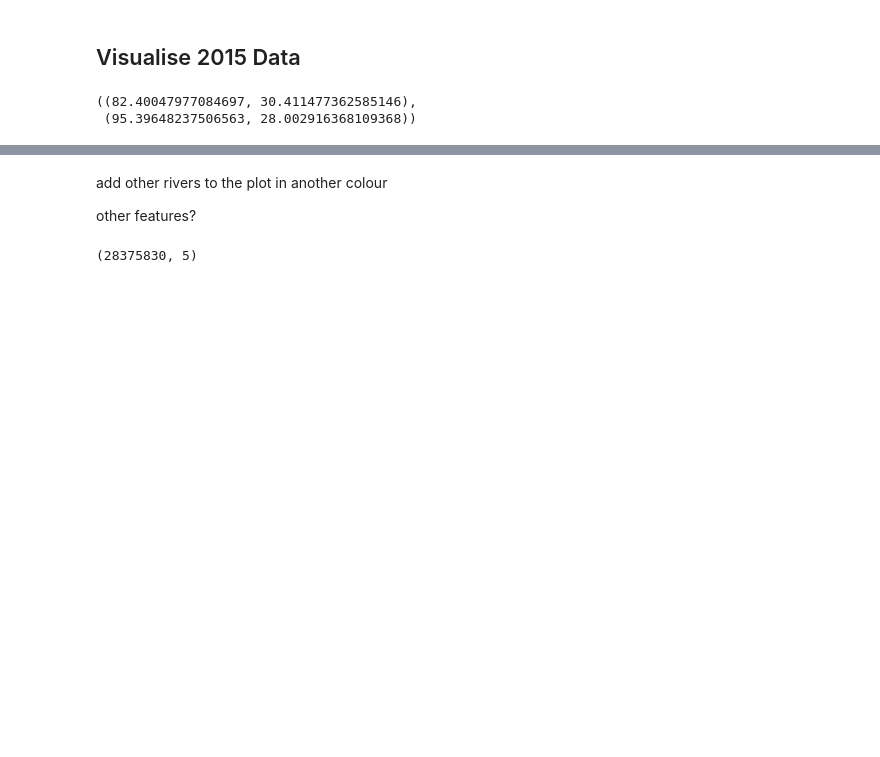
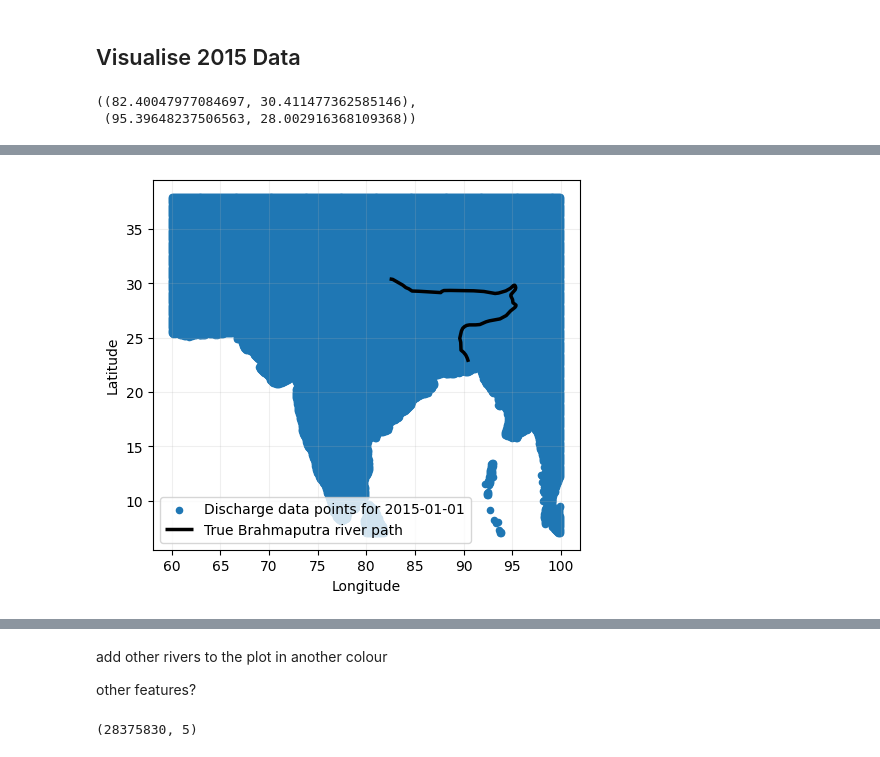
Before and after one commit to PaulNitschke/DS-Brahmaputra-River, a Jupyter notebook: notebooks/geo_exploration.ipynb, the cells around one changed output, grey strips where cells are left out. Saved outputs shown, nothing was run; the diff lists cells and outputs as text; code cells hidden in the pictures; blank space fills up the shorter version.

```diff
--- a/notebooks/geo_exploration.ipynb
+++ b/notebooks/geo_exploration.ipynb
@@ -24 +32,19 @@ geo_2015.head()
+# %%
+fig, ax = plt.subplots()
+
+geo_2015[geo_2015['time']=='2015-01-01'].plot(ax=ax, markersize=20, marker='o', label='Discharge data points for 2015-01-01')
+#geo_2015[geo_2015['time'] == '2015-01-01'].plot(ax=ax, markersize=20, marker='o', label='Discharge data points for 2015-01-01', c='discharge_column_name', cmap=plt.cm.Blues, legend=True)
+brahmaputra.plot(ax=ax, color='k', label='True Brahmaputra river path', linewidth=2.5)
+
+# later — colour points by discharge value
+
+# plt.title('Discharge data points for 2015-01-01')
+plt.legend(loc = 'lower left')
+plt.grid(True, alpha=0.2)
+plt.xlabel('Longitude')
+plt.ylabel('Latitude')
+plt.savefig('../images/all_data.png')
+plt.show()
+# %% [output]
+[figure, added]
 # %%
```
Also changed, not shown: parts of 4 cells of this notebook, 4 other files.
